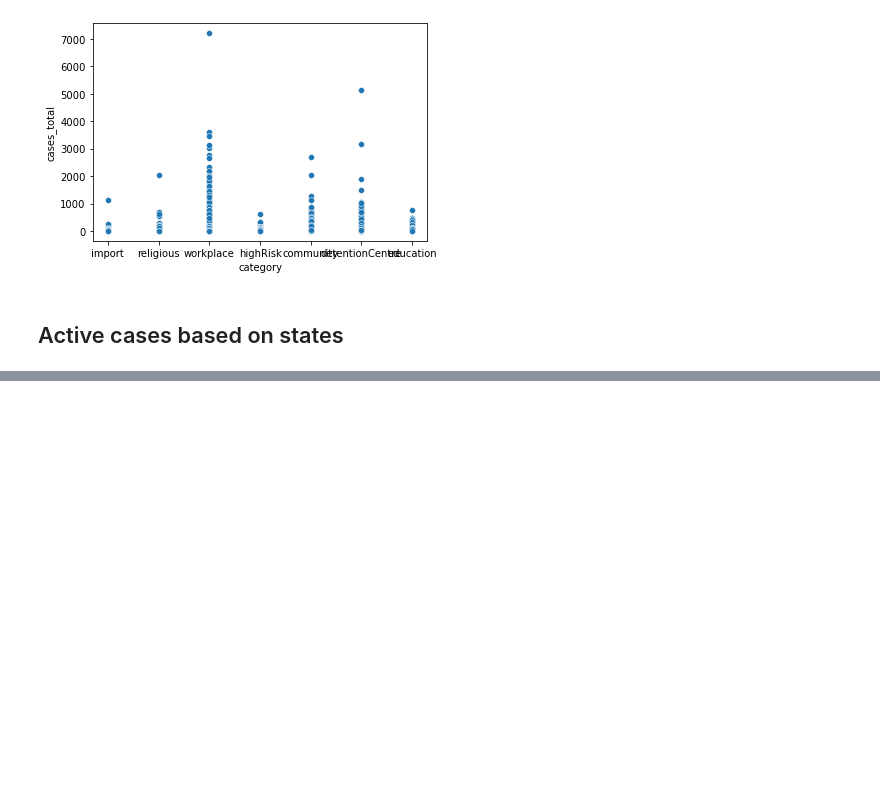
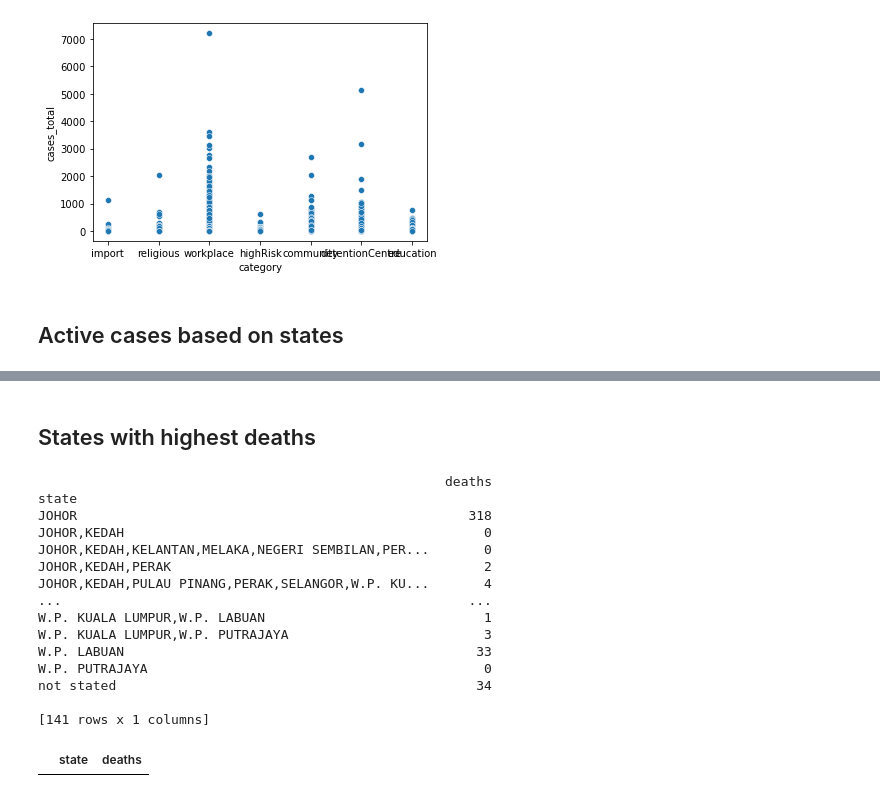
Before and after one commit to drmayu7/covid19-public, a Jupyter notebook: Nisha1.ipynb, the cells around one changed output, grey strips where cells are left out. Drawn from its saved outputs; the diff is of its cells as text; code cells hidden in the pictures; blank space fills up the shorter version.

```diff
--- a/Nisha1.ipynb
+++ b/Nisha1.ipynb
@@ -123,0 +128,27 @@ active.loc[active["cases_active"]>200]
+# %% [markdown]
+## States with highest deaths
+# %%
+death = clusters[['state','deaths']].sort_values(by=['deaths'],ascending=False).reset_index(drop=True)
+
+
+pivot = death.pivot_table(index=['state'], values=['deaths'],aggfunc ='sum')
+print(pivot)
+
+death.loc[death['deaths'] > 7000]
+# %% [output]
+                                                    deaths
+state
+JOHOR                                                  318
+JOHOR,KEDAH                                              0
+JOHOR,KEDAH,KELANTAN,MELAKA,NEGERI SEMBILAN,PER...       0
+JOHOR,KEDAH,PERAK                                        2
+JOHOR,KEDAH,PULAU PINANG,PERAK,SELANGOR,W.P. KU...       4
+...                                                    ...
+W.P. KUALA LUMPUR,W.P. LABUAN                            1
+W.P. KUALA LUMPUR,W.P. PUTRAJAYA                         3
+W.P. LABUAN                                             33
+W.P. PUTRAJAYA                                           0
+not stated                                              34
+
+[141 rows x 1 columns]
+|  | state | deaths |
```
Also changed, not shown: parts of 1 cell of this notebook.
